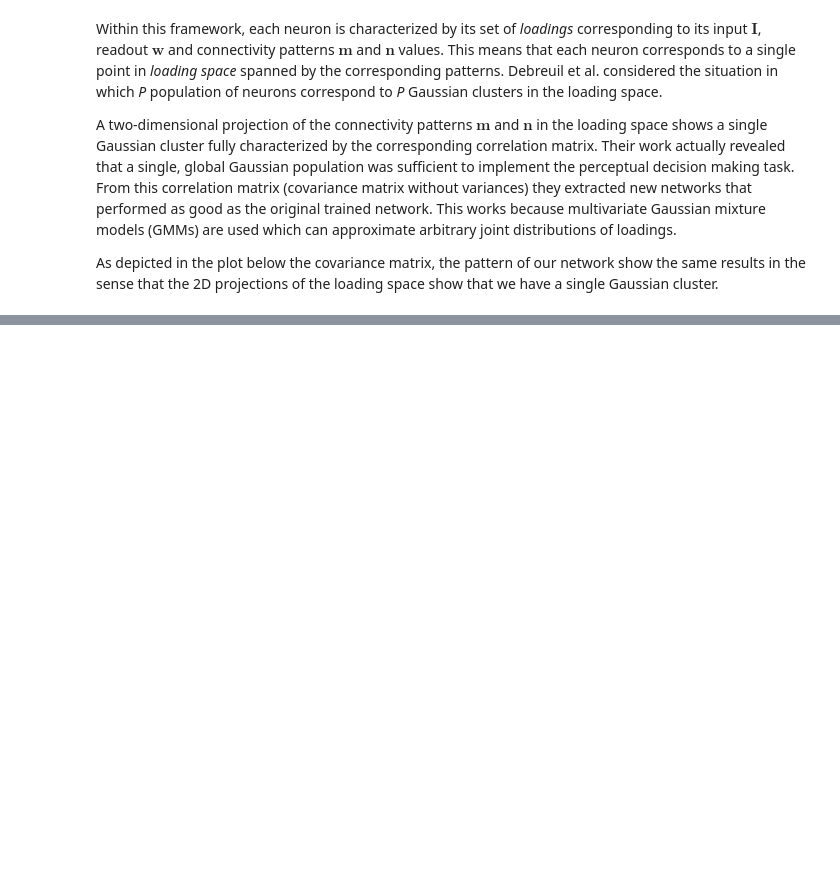
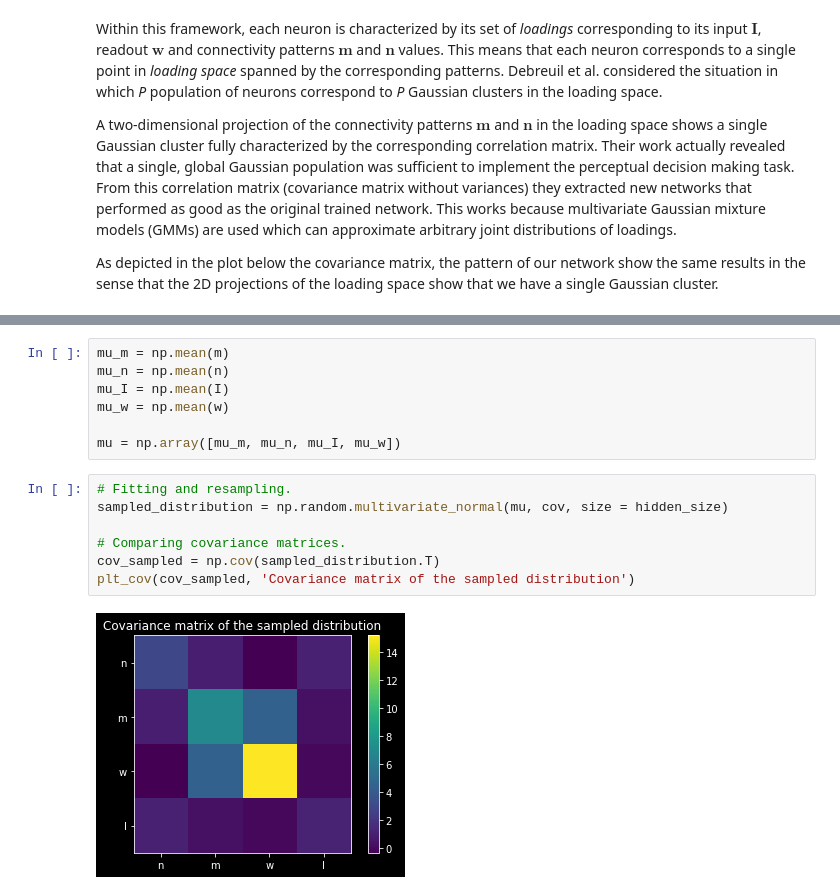
Before and after one commit to nguyen-td/Low-rank-RNN, a Jupyter notebook: dm_project.ipynb, the cells around one changed output, grey strips where cells are left out. Saved outputs shown, nothing was run; the diff lists cells and outputs as text; blank space fills up the shorter version.

```diff
--- a/dm_project.ipynb
+++ b/dm_project.ipynb
@@ -274,0 +285,16 @@ plt.show()
+# %%
+mu_m = np.mean(m)
+mu_n = np.mean(n)
+mu_I = np.mean(I)
+mu_w = np.mean(w)
+
+mu = np.array([mu_m, mu_n, mu_I, mu_w])
+# %%
+# Fitting and resampling.
+sampled_distribution = np.random.multivariate_normal(mu, cov, size = hidden_size)
+
+# Comparing covariance matrices.
+cov_sampled = np.cov(sampled_distribution.T)
+plt_cov(cov_sampled, 'Covariance matrix of the sampled distribution')
+# %% [output]
+[figure, added]
```
Also changed, not shown: parts of 16 cells of this notebook.
